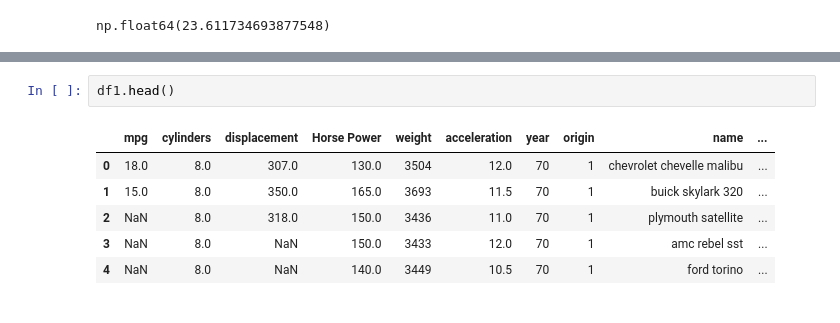
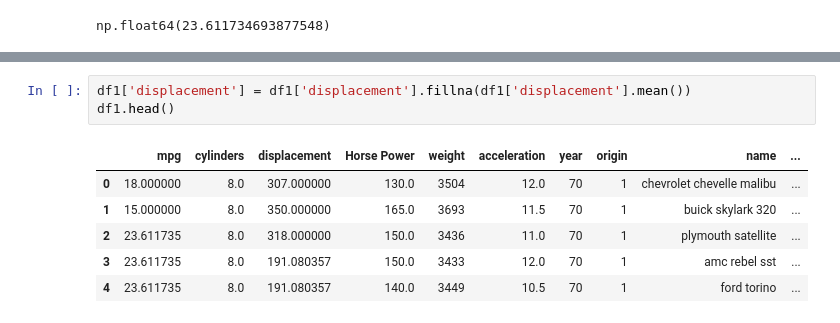
Before and after one commit to krnswm/Python-Practice, a Jupyter notebook: Pandas/3_Pandas.ipynb, the cells around one changed output, grey strips where cells are left out. Cells and saved outputs as stored; diff of their text form.

```diff
--- a/Pandas/3_Pandas.ipynb
+++ b/Pandas/3_Pandas.ipynb
@@ -370,9 +365,10 @@ Name: mpg, Length: 397, dtype: float64
-# %%
-df1.head()
-# %% [output]
-|  | mpg | cylinders | displacement | Horse Power | weight | acceleration | year | origin | name | ... |
-| 0 | 18.0 | 8.0 | 307.0 | 130.0 | 3504 | 12.0 | 70 | 1 | chevrolet chevelle malibu | ... |
-| 1 | 15.0 | 8.0 | 350.0 | 165.0 | 3693 | 11.5 | 70 | 1 | buick skylark 320 | ... |
-| 2 | NaN | 8.0 | 318.0 | 150.0 | 3436 | 11.0 | 70 | 1 | plymouth satellite | ... |
-| 3 | NaN | 8.0 | NaN | 150.0 | 3433 | 12.0 | 70 | 1 | amc rebel sst | ... |
-| 4 | NaN | 8.0 | NaN | 140.0 | 3449 | 10.5 | 70 | 1 | ford torino | ... |
+# %%
+df1['displacement'] = df1['displacement'].fillna(df1['displacement'].mean())
+df1.head()
+# %% [output]
+|  | mpg | cylinders | displacement | Horse Power | weight | acceleration | year | origin | name | ... |
+| 0 | 18.000000 | 8.0 | 307.000000 | 130.0 | 3504 | 12.0 | 70 | 1 | chevrolet chevelle malibu | ... |
+| 1 | 15.000000 | 8.0 | 350.000000 | 165.0 | 3693 | 11.5 | 70 | 1 | buick skylark 320 | ... |
+| 2 | 23.611735 | 8.0 | 318.000000 | 150.0 | 3436 | 11.0 | 70 | 1 | plymouth satellite | ... |
+| 3 | 23.611735 | 8.0 | 191.080357 | 150.0 | 3433 | 12.0 | 70 | 1 | amc rebel sst | ... |
+| 4 | 23.611735 | 8.0 | 191.080357 | 140.0 | 3449 | 10.5 | 70 | 1 | ford torino | ... |
```
Also changed, not shown: parts of 1 cell of this notebook, 1 other file.
